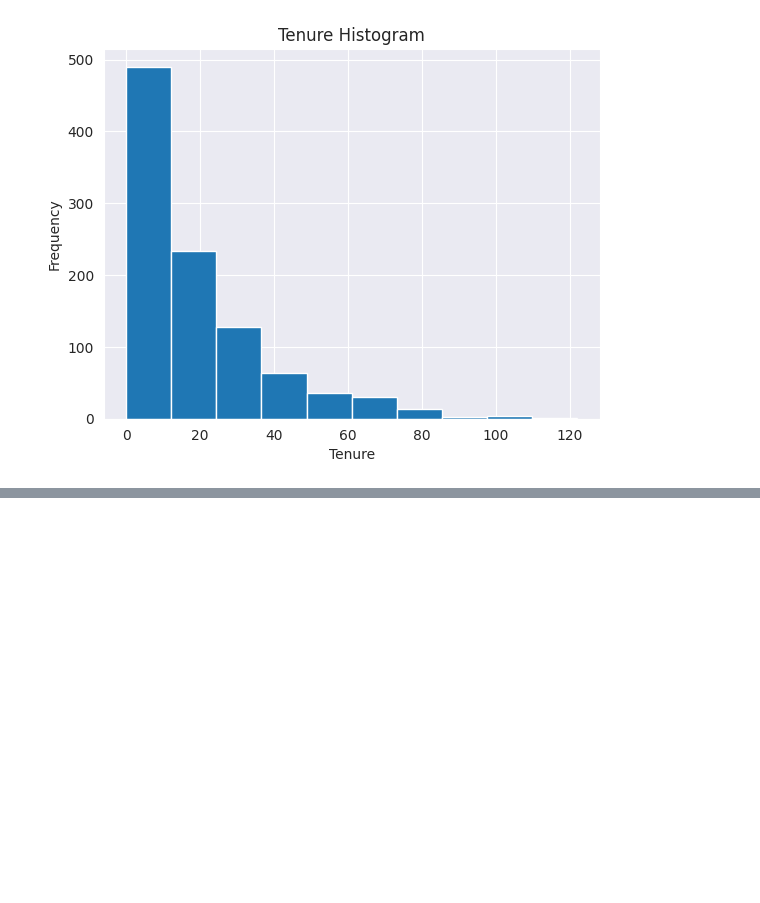
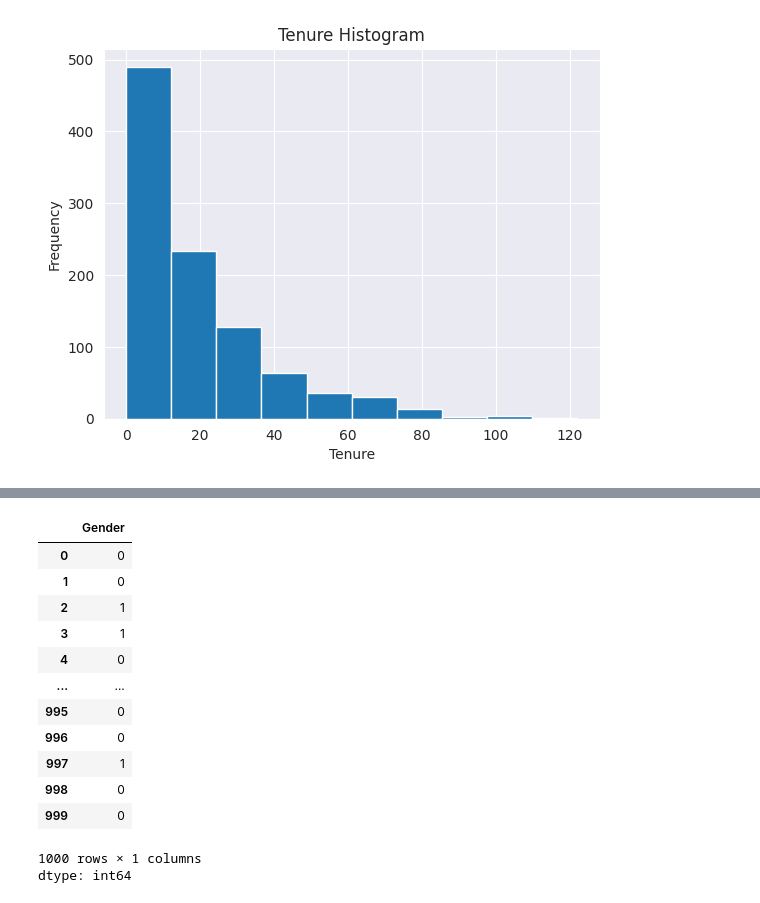
Before and after one commit to BarnaliBhowmik/PythonProjects, a Jupyter notebook: ChurnSurvivalAnalysisAndPredictionModel.ipynb, the cells around one changed output, grey strips where cells are left out. Cells and saved outputs as stored; diff of their text form; code cells hidden in the pictures; blank space fills up the shorter version.

```diff
--- a/ChurnSurvivalAnalysisAndPredictionModel.ipynb
+++ b/ChurnSurvivalAnalysisAndPredictionModel.ipynb
@@ -231,0 +263,17 @@ plt.show()
+# %%
+X["Gender"].apply(lambda x: 1 if x=="Female" else 0)
+# %% [output]
+|  | Gender |
+| 0 | 0 |
+| 1 | 0 |
+| 2 | 1 |
+| 3 | 1 |
+| 4 | 0 |
+| ... | ... |
+| 995 | 0 |
+| 996 | 0 |
+| 997 | 1 |
+| 998 | 0 |
+| 999 | 0 |
+1000 rows × 1 columns
+dtype: int64
```
Also changed, not shown: parts of 19 cells of this notebook.
